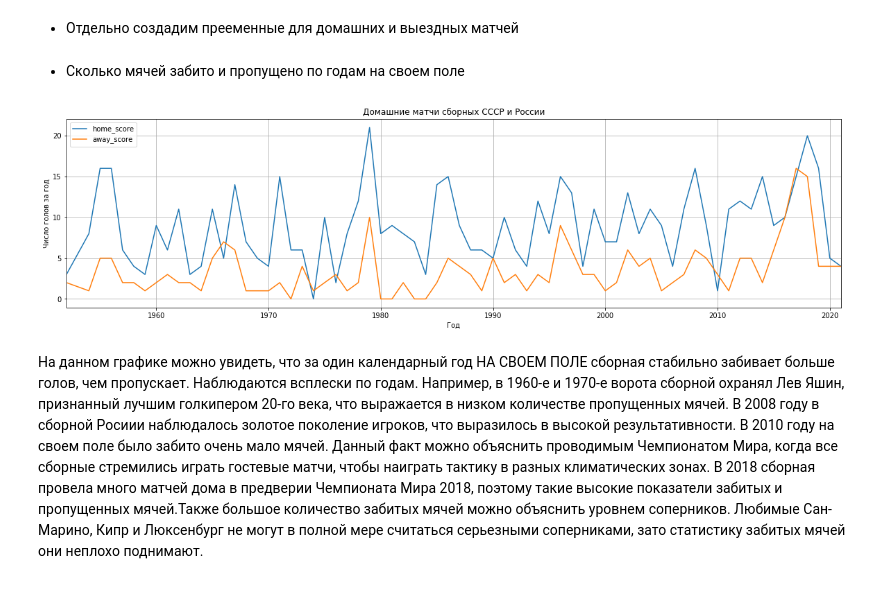
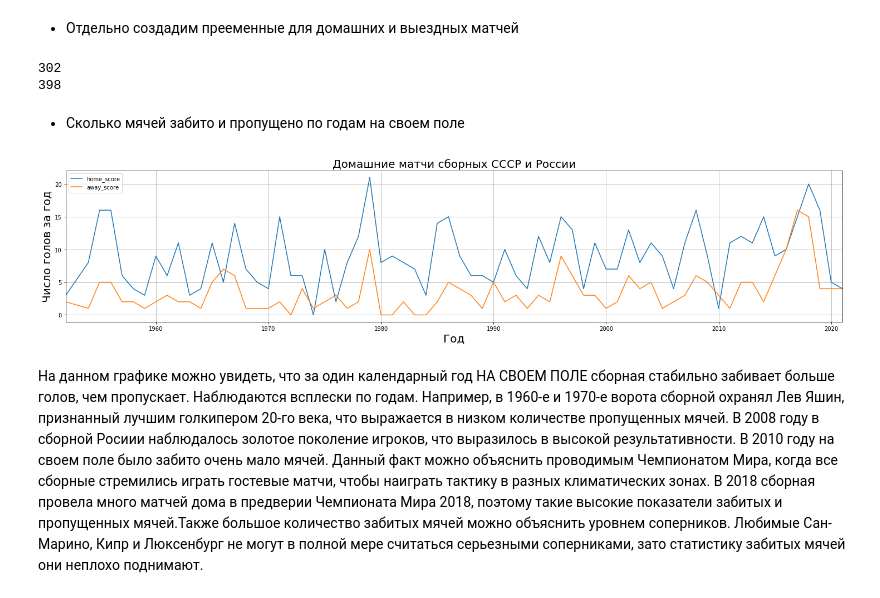
Before and after one commit to sokolovand/DSU_7, a Jupyter notebook: 3. Statistic/2. Visualisation/Vizualisation.ipynb, the cells around one changed output. Drawn from its saved outputs; the diff is of its cells as text; code cells hidden in the pictures.

```diff
--- a/3. Statistic/2. Visualisation/Vizualisation.ipynb
+++ b/3. Statistic/2. Visualisation/Vizualisation.ipynb
@@ -4,5 +4,5 @@ from datetime import datetime as dt
 import matplotlib.pyplot as plt
 from pylab import rcParams
 
-rcParams['figure.figsize'] = 20,5
+rcParams['figure.figsize'] = 25,5
 # %% [markdown]
@@ -67,4 +67,7 @@ results.head()
 # %% [markdown]
 - Рассмотрим лишь игры от 1930 года, чтобы не портило график, ибо с 1907 года по 1930 было проведено 10 игр
 # %%
-russia = results.loc[((results.home_team == 'Russia') | (results.away_team == 'Russia')) & (results.year > 1930), :]
+russia = results.loc[((results.home_team == 'Russia') |
+                      (results.away_team == 'Russia')) & (results.year > 1930), :]
+
+len(russia)
@@ -154,18 +161,26 @@ russia.head()
 # %% [markdown]
 - Отдельно создадим прееменные для домашних и выездных матчей
 # %%
-home_games = russia.loc[russia.home_team == 'Russia', ['home_score', 'away_score', 'year', 'month', 'result', 'weekday']]
-away_games = russia.loc[russia.away_team == 'Russia', ['home_score', 'away_score', 'year', 'month', 'result', 'weekday']]
+home_games = russia.loc[russia.home_team == 'Russia', ['home_score', 'away_score', 'year',
+                                                       'result', 'weekday']]
+away_games = russia.loc[russia.away_team == 'Russia', ['home_score', 'away_score', 'year',
+                                                       'result', 'weekday']]
+
+print(len(home_games))
+print(len(away_games))
+# %% [output]
+302
+398
 # %% [markdown]
 - Сколько мячей забито и пропущено по годам на своем поле
 # %%
 home_games.groupby(['year']).sum()[['home_score', 'away_score']].plot()
-plt.title('Домашние матчи сборных СССР и России')
-plt.xlabel('Год')
-plt.ylabel('Число голов за год')
+plt.title('Домашние матчи сборных СССР и России', fontsize=20)
+plt.xlabel('Год', fontsize=20)
+plt.ylabel('Число голов за год', fontsize=20)
 plt.grid()
 # %% [output]
-[figure, old version]
+[figure, new version]
 # %% [markdown]
 На данном графике можно увидеть, что за один календарный год НА СВОЕМ ПОЛЕ сборная стабильно забивает больше голов, чем пропускает. Наблюдаются всплески по годам. Например, в 1960-е и 1970-е ворота сборной охранял Лев Яшин, признанный лучшим голкипером 20-го века, что выражается в низком количестве пропущенных мячей. В 2008 году в сборной Росиии наблюдалось золотое поколение игроков, что выразилось в высокой результативности. В 2010 году на своем поле было забито очень мало мячей. Данный факт можно объяснить проводимым Чемпионатом Мира, когда все сборные стремились играть гостевые матчи, чтобы наиграть тактику в разных климатических зонах. В 2018 сборная провела много матчей дома в предверии Чемпионата Мира 2018, поэтому такие высокие показатели забитых и пропущенных мячей.Также большое количество забитых мячей можно объяснить уровнем соперников. Любимые Сан-Марино, Кипр и Люксенбург не могут в полной мере считаться серьезными соперниками, зато статистику забитых мячей они неплохо поднимают.
 # %% [markdown]
```
Also changed, not shown: parts of 21 cells of this notebook.
